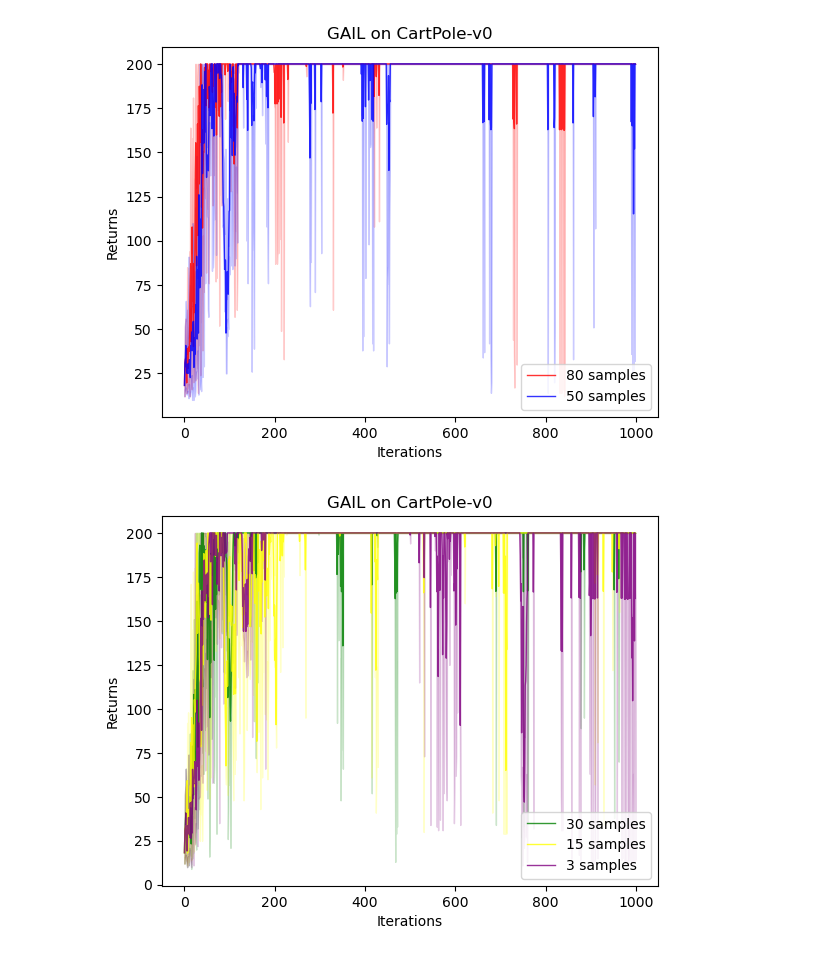
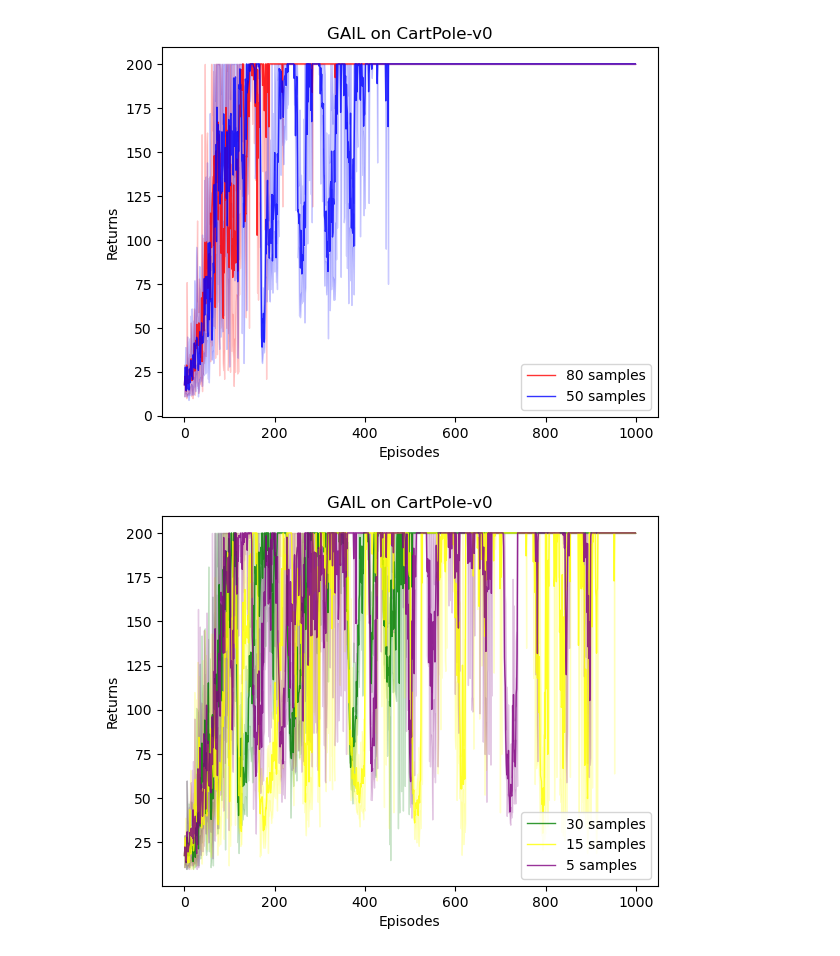
Before and after one commit to RanZhu1989/RL_PlayGround, a Jupyter notebook: Behavior_Cloning/GAIL.ipynb, the cells around one changed output. Saved outputs shown, nothing was run; the diff lists cells and outputs as text; code cells hidden in the pictures.

Commit message:
Fix PPO, BC, GAIL

```diff
--- a/Behavior_Cloning/GAIL.ipynb
+++ b/Behavior_Cloning/GAIL.ipynb
@@ -450,15 +524,18 @@ test_env = gym.make('CartPole-v0')
 Manger = TrainManager(
     train_env = train_env,
     test_env=test_env,
-    ppo_train_episode_num = 250,
+    ppo_train_episode_num = 600,
     actor_lr = 1e-3,
     critic_lr = 1e-2,
     gamma = 0.98,
     advantage_lambda = 0.95,
     clip_epsilon = 0.2,
     ppo_train_iters = 10,
-    gail_train_episode_num = 1000,
+    ppo_batch_size = 32,
+    gail_train_epoch_num = 1000,
     discriminator_train_iters = 5,
+    discriminator_batch_size = 32,
+    expert_data_used_batch_size = 0,
     d_lr = 1e-3,
     seed = 0,
     device = "cpu"
@@ -478,15 +555,17 @@ r30_min = Manger.test_returns_min
 Manger = TrainManager(
     train_env = train_env,
     test_env=test_env,
-    ppo_train_episode_num = 250,
+    ppo_train_episode_num = 600,
     actor_lr = 1e-3,
     critic_lr = 1e-2,
     gamma = 0.98,
     advantage_lambda = 0.95,
     clip_epsilon = 0.2,
     ppo_train_iters = 10,
-    gail_train_episode_num = 1000,
+    ppo_batch_size = 32,
+    gail_train_epoch_num = 1000,
     discriminator_train_iters = 5,
+    discriminator_batch_size = 32,
     d_lr = 1e-3,
     seed = 0,
     device = "cpu"
@@ -528,15 +609,17 @@ r3_min = Manger.test_returns_min
 Manger = TrainManager(
     train_env = train_env,
     test_env=test_env,
-    ppo_train_episode_num = 250,
+    ppo_train_episode_num = 600,
     actor_lr = 1e-3,
     critic_lr = 1e-2,
     gamma = 0.98,
     advantage_lambda = 0.95,
     clip_epsilon = 0.2,
     ppo_train_iters = 10,
-    gail_train_episode_num = 1000,
+    ppo_batch_size = 32,
+    gail_train_epoch_num = 1000,
     discriminator_train_iters = 5,
+    discriminator_batch_size = 32,
     d_lr = 1e-3,
     seed = 0,
     device = "cpu"
@@ -553,15 +636,17 @@ r50_min = Manger.test_returns_min
 Manger = TrainManager(
     train_env = train_env,
     test_env=test_env,
-    ppo_train_episode_num = 250,
+    ppo_train_episode_num = 600,
     actor_lr = 1e-3,
     critic_lr = 1e-2,
     gamma = 0.98,
     advantage_lambda = 0.95,
     clip_epsilon = 0.2,
     ppo_train_iters = 10,
-    gail_train_episode_num = 1000,
+    ppo_batch_size = 32,
+    gail_train_epoch_num = 1000,
     discriminator_train_iters = 5,
+    discriminator_batch_size = 32,
     d_lr = 1e-3,
     seed = 0,
     device = "cpu"
@@ -576,28 +661,39 @@ r80_min = Manger.test_returns_min
 # %%
 iteration_list = list(range(len(r30_mean)))
 plt.plot(iteration_list, r80_mean, label='80 samples', color="red", alpha=0.8, linewidth=1)
 plt.fill_between(iteration_list, r80_min, r80_max, alpha=0.2, color="red")
 plt.plot(iteration_list, r50_mean, label='50 samples', color="blue", alpha=0.8, linewidth=1)
 plt.fill_between(iteration_list, r50_min, r50_max, alpha=0.2, color="blue")
-plt.xlabel('Iterations')
+plt.xlabel('Episodes')
 plt.ylabel('Returns')
 plt.title('GAIL on CartPole-v0')
 plt.legend()
 plt.show()
 
 
 iteration_list = list(range(len(r30_mean)))
 plt.plot(iteration_list, r30_mean, label='30 samples', color="green", alpha=0.8, linewidth=1)
 plt.fill_between(iteration_list, r30_min, r30_max, alpha=0.2, color="green")
 plt.plot(iteration_list, r15_mean, label='15 samples', color="yellow", alpha=0.8, linewidth=1)
 plt.fill_between(iteration_list, r15_min, r15_max, alpha=0.2, color="yellow")
-plt.plot(iteration_list, r3_mean, label='3 samples', color="purple", alpha=0.8, linewidth=1)
-plt.fill_between(iteration_list, r3_min, r3_max, alpha=0.2, color="purple")
-plt.xlabel('Iterations')
+plt.plot(iteration_list, r5_mean, label='5 samples', color="purple", alpha=0.8, linewidth=1)
+plt.fill_between(iteration_list, r5_min, r5_max, alpha=0.2, color="purple")
+plt.xlabel('Episodes')
 plt.ylabel('Returns')
 plt.title('GAIL on CartPole-v0')
 plt.legend()
 plt.show()
+
+iteration_list = list(range(len(r30_mean)))
+plt.plot(iteration_list, r30_mean, label='30 samples', color="green", alpha=0.8, linewidth=1)
+plt.fill_between(iteration_list, r30_min, r30_max, alpha=0.2, color="green")
+plt.plot(iteration_list, r30_exp5_mean, label='30 samples with 5 expert samples', color="orange", alpha=0.8, linewidth=1)
+plt.fill_between(iteration_list, r30_exp5_min, r30_exp5_max, alpha=0.2, color="orange")
+plt.xlabel('Episodes')
+plt.ylabel('Returns')
+plt.title('GAIL on CartPole-v0')
+plt.legend()
+plt.show()
 # %% [output]
-[figure, old version]
+[figure, new version]
-[figure, old version]
+[figure, new version]
```
Also changed, not shown: parts of 8 cells of this notebook, 2 other files.
